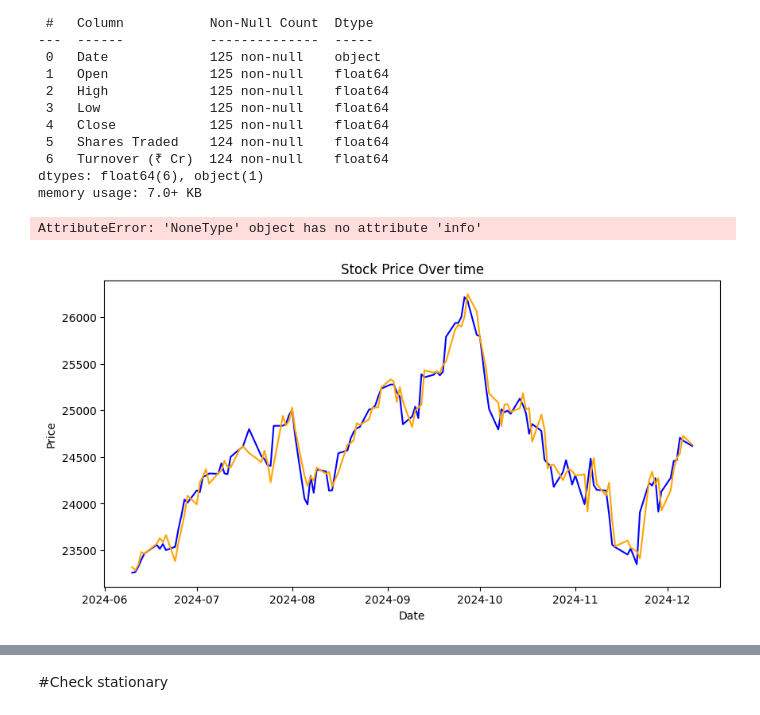
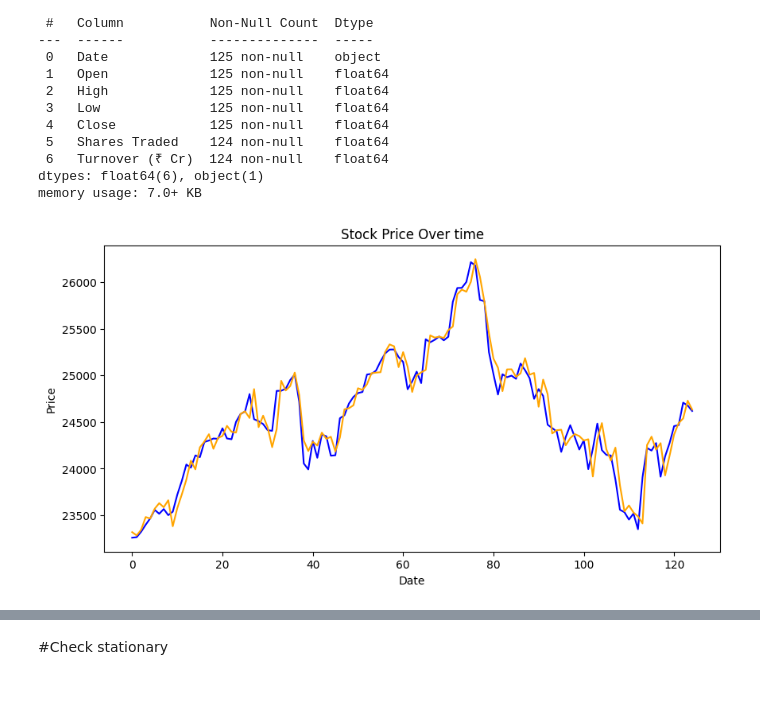
Before and after one commit to Prerana-walvekar/Python, a Jupyter notebook: NIFTY.ipynb, the cells around one changed output, grey strips where cells are left out. Cells and saved outputs as stored; diff of their text form; code cells hidden in the pictures.

```diff
--- a/NIFTY.ipynb
+++ b/NIFTY.ipynb
@@ -37,26 +37,22 @@ Data columns (total 7 columns):
 dtypes: float64(6), object(1)
 memory usage: 7.0+ KB
 # %%
-data['Date'] = pd.to_datetime(data['Date '])
+data['Date '] = pd.to_datetime(data['Date '])
 data.set_index('Date ', inplace=True)
 
 # Check for missing values and handle them if any
 data = data.dropna(inplace=True)
-
-data.info()
-# %% [output]
-AttributeError: 'NoneType' object has no attribute 'info'
 # %%
 import matplotlib.pyplot as plt
 plt.figure(figsize=(10,5))
 plt.plot(data['Close '],label='Close Price',color='blue')
-plt.plot(data['Open '],label='Close Price',color='orange')
+plt.plot(data['Open '],label='Open Price',color='orange')
 plt.title('Stock Price Over time')
 plt.xlabel('Date')
 plt.ylabel('Price')
 plt.show()
 # %% [output]
-[figure, old version]
+[figure, new version]
 # %%
 plt.figure(figsize=(10,5))
 plt.plot(data['High '],label='Close Price',color='blue')
```
Also changed, not shown: parts of 8 cells of this notebook, 1 other file.
